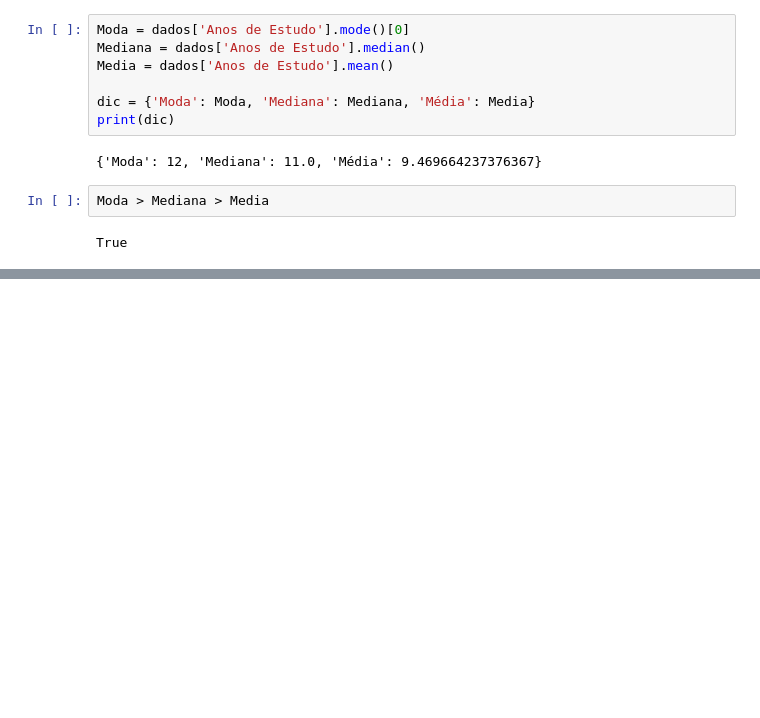
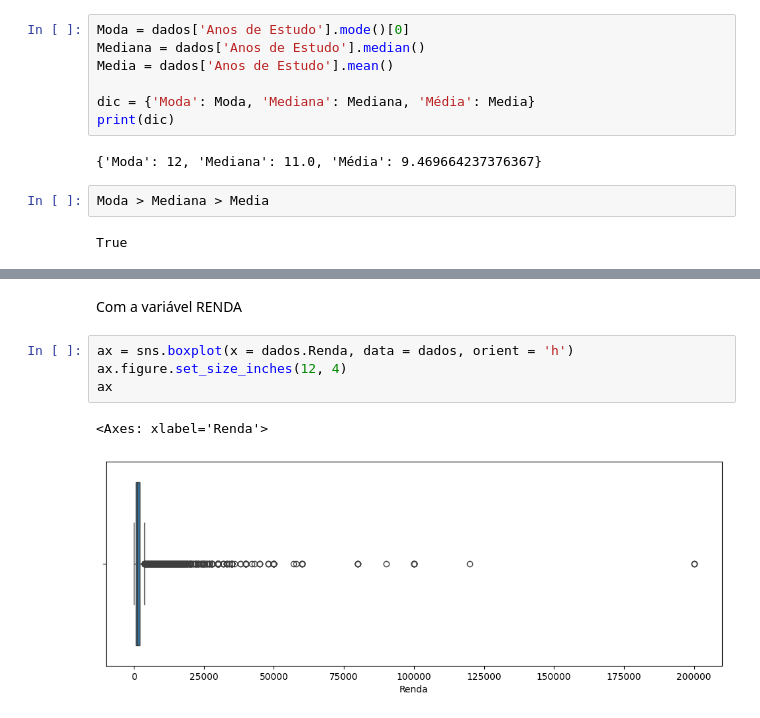
Before and after one commit to DanyloHenrique/estatisticaComPython, a Jupyter notebook: parte 1 Frequências e Medidas/estatisticaComPythonParte1.ipynb, the cells around one changed output, grey strips where cells are left out. Drawn from its saved outputs; the diff is of its cells as text; blank space fills up the shorter version.

```diff
--- a/parte 1 Frequências e Medidas/estatisticaComPythonParte1.ipynb
+++ b/parte 1 Frequências e Medidas/estatisticaComPythonParte1.ipynb
@@ -973,0 +1095,9 @@ True
+# %% [markdown]
+Com a variável RENDA
+# %%
+ax = sns.boxplot(x = dados.Renda, data = dados, orient = 'h')
+ax.figure.set_size_inches(12, 4)
+ax
+# %% [output]
+<Axes: xlabel='Renda'>
+[figure, added]
```
Also changed, not shown: parts of 68 cells of this notebook.
